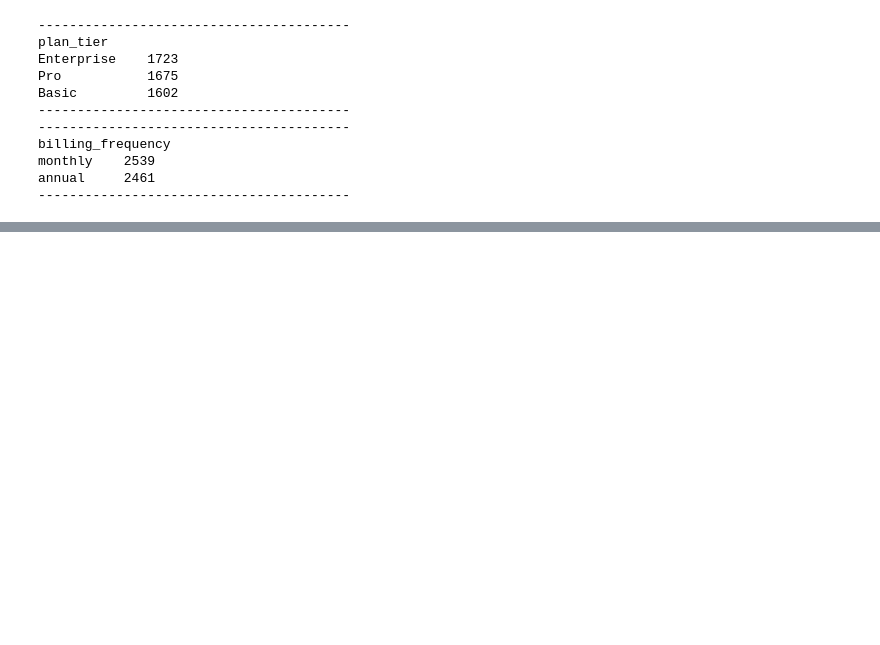
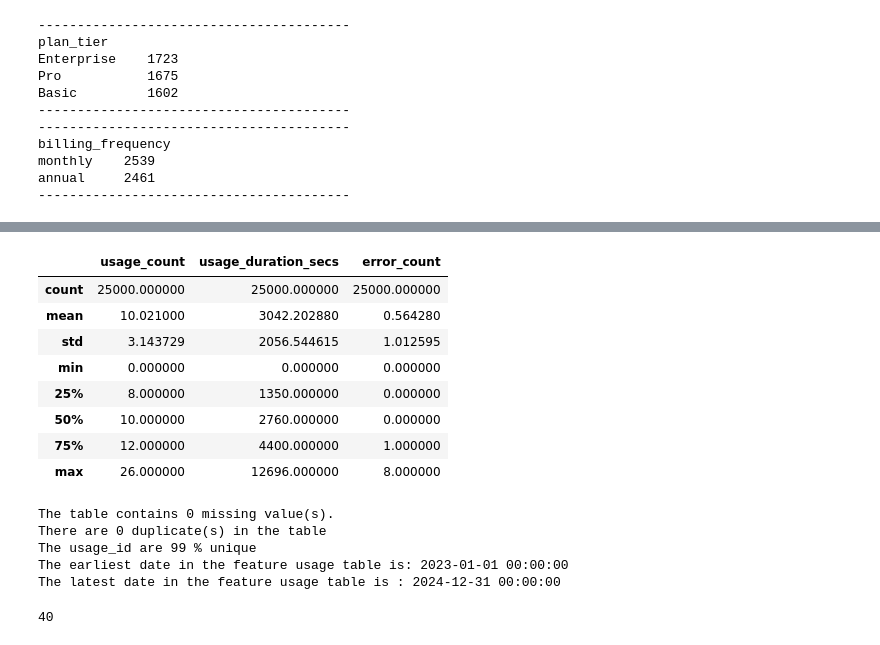
Before and after one commit to Data-Analytics-Study-Group/ravenstack-clone, a Jupyter notebook: notebooks/DataCleaning-v01.ipynb, the cells around one changed output, grey strips where cells are left out. Drawn from its saved outputs; the diff is of its cells as text; code cells hidden in the pictures; blank space fills up the shorter version.

```diff
--- a/notebooks/DataCleaning-v01.ipynb
+++ b/notebooks/DataCleaning-v01.ipynb
@@ -382,0 +412,43 @@ annual     2461
+# %%
+feature_usage_df.describe()
+# %% [output]
+|  | usage_count | usage_duration_secs | error_count |
+| count | 25000.000000 | 25000.000000 | 25000.000000 |
+| mean | 10.021000 | 3042.202880 | 0.564280 |
+| std | 3.143729 | 2056.544615 | 1.012595 |
+| min | 0.000000 | 0.000000 | 0.000000 |
+| 25% | 8.000000 | 1350.000000 | 0.000000 |
+| 50% | 10.000000 | 2760.000000 | 0.000000 |
+| 75% | 12.000000 | 4400.000000 | 1.000000 |
+| max | 26.000000 | 12696.000000 | 8.000000 |
+# %%
+# check for missing values
+miss_total = feature_usage_df.isna().sum().sum()
+print(f"The table contains {miss_total} missing value(s).")
+
+# check for duplicates
+duplicate_total = feature_usage_df.duplicated().sum()
+print(f"There are {duplicate_total} duplicate(s) in the table")
+
+# chech for uniqueness in the churn_event_id column
+unique_id = (feature_usage_df.usage_id.nunique() / len(feature_usage_df)) * 100
+print(f"The usage_id are {int(unique_id)} % unique")
+
+
+# convert the date column
+feature_usage_df["usage_date"] = pd.to_datetime(feature_usage_df["usage_date"])
+
+min_date = feature_usage_df["usage_date"].min()
+max_date = feature_usage_df["usage_date"].max()
+
+print(f"The earliest date in the feature usage table is: {min_date}\nThe latest date in the feature usage table is : {max_date}")
+# %% [output]
+The table contains 0 missing value(s).
+There are 0 duplicate(s) in the table
+The usage_id are 99 % unique
+The earliest date in the feature usage table is: 2023-01-01 00:00:00
+The latest date in the feature usage table is : 2024-12-31 00:00:00
+# %%
+feature_usage_df["feature_name"].nunique()
+# %% [output]
+40
```
Also changed, not shown: parts of 5 cells of this notebook, 1 other file.
